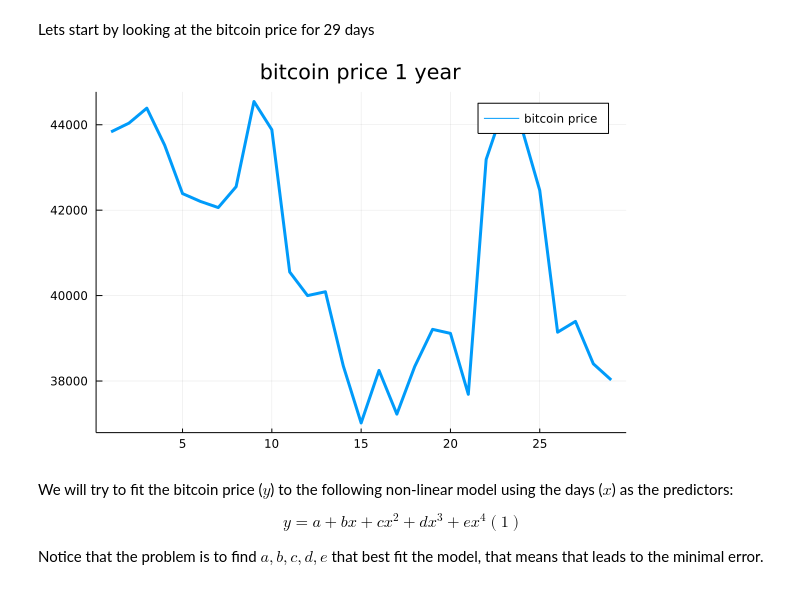
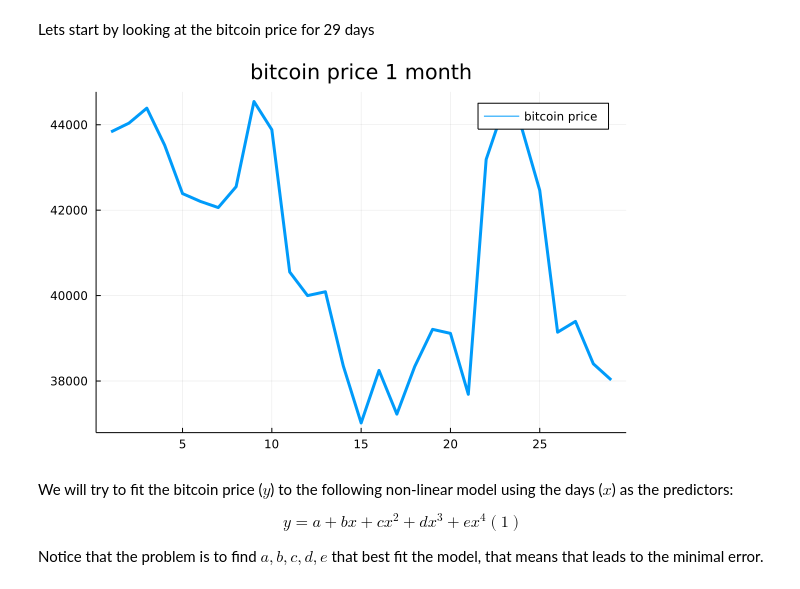
Before and after one commit to AlchemistDude/MathML, a Jupyter notebook: LeastSquaresHM.ipynb, the cells around one changed output. Saved outputs shown, nothing was run; the diff lists cells and outputs as text; code cells hidden in the pictures.

```diff
--- a/LeastSquaresHM.ipynb
+++ b/LeastSquaresHM.ipynb
@@ -101,9 +101,9 @@ Where the combination of $Ax = b$ yield our system of equations, therefore if we
 Lets start by looking at the bitcoin price for 29 days
 # %%
 default(fmt = :png)
-plot(dataBitcoinMonth.PriceFloat,title="bitcoin price 1 year", label="bitcoin price",lw=3)
+Plots.plot(dataBitcoinMonth.PriceFloat,title="bitcoin price 1 month", label="bitcoin price",lw=3)
 # %% [output]
-[figure, old version]
+[figure, new version]
 # %% [markdown]
 We will try to fit the bitcoin price ($y$) to the following non-linear model using the days ($x$) as the predictors:
 
```
Also changed, not shown: parts of 40 cells of this notebook.
